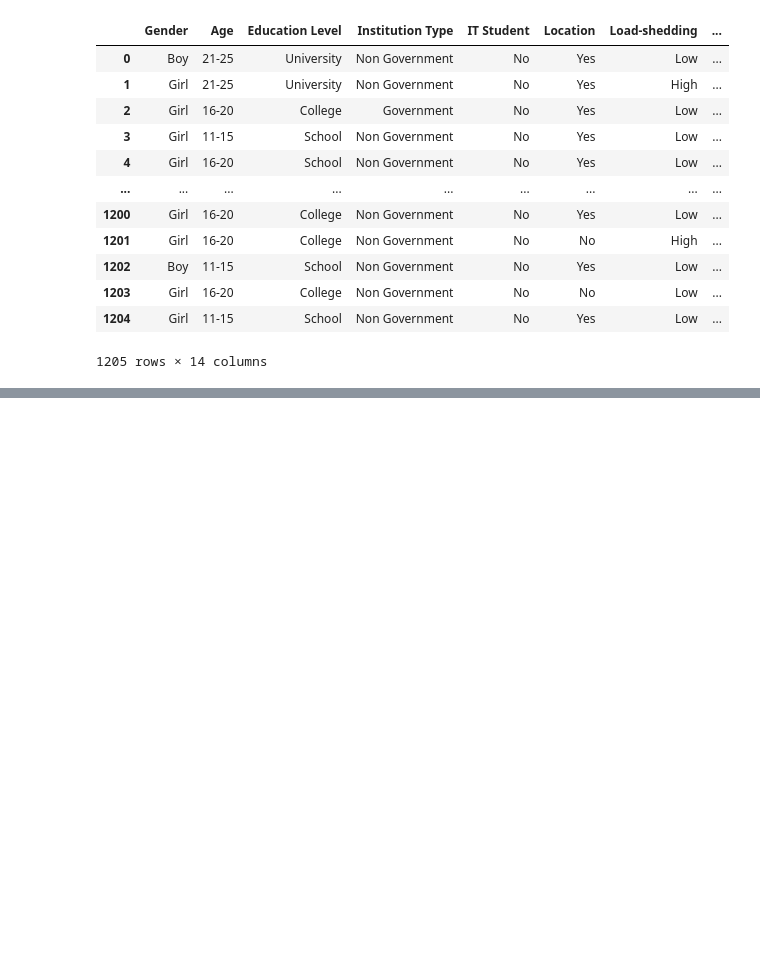
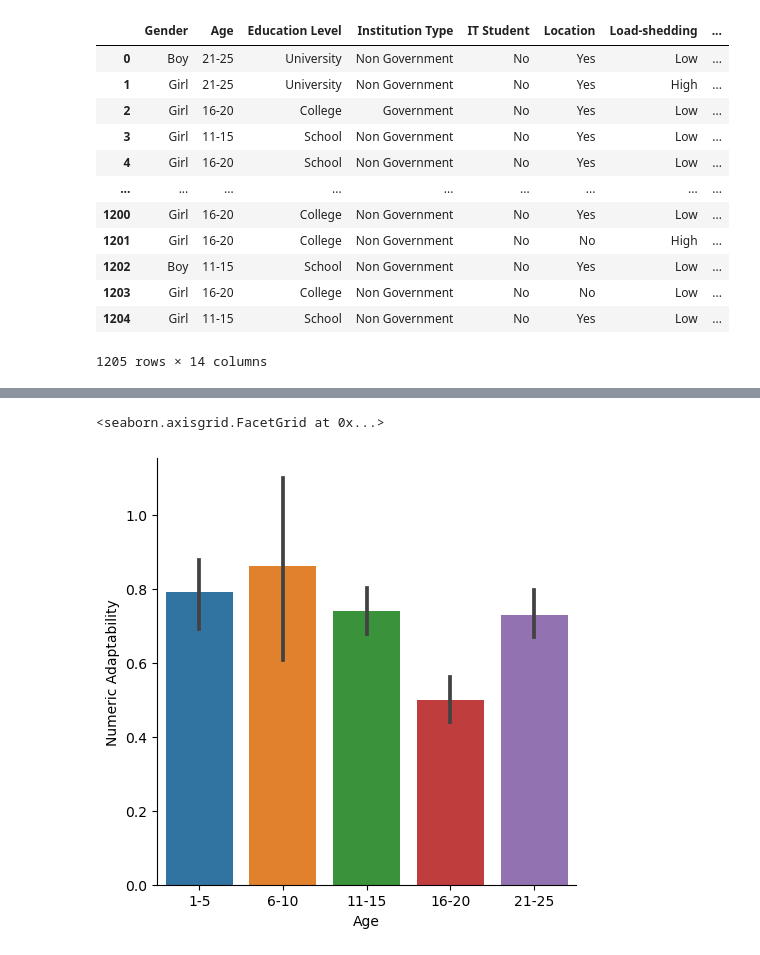
Before and after one commit to ubco-W2022T2-data301/project-group-group37, a Jupyter notebook: analysis/analysis2.ipynb, the cells around one changed output, grey strips where cells are left out. Saved outputs shown, nothing was run; the diff lists cells and outputs as text; code cells hidden in the pictures; blank space fills up the shorter version.

```diff
--- a/analysis/analysis2.ipynb
+++ b/analysis/analysis2.ipynb
@@ -41,0 +65,6 @@ df
+# %%
+#Creating new column with adaptivity levels as numeric values
+numeric_var = {"Numeric Adaptability":{"Low":0, "Moderate":1, "High":2}}
+df["Numeric Adaptability"] = df["Adaptivity Level"]
+df = df.replace(numeric_var)
+df
@@ -41,0 +85,5 @@ df
+# %%
+sns.catplot(data = df, kind = "bar", x = "Age", y = "Numeric Adaptability", order = age_order)
+# %% [output]
+<seaborn.axisgrid.FacetGrid at 0x...>
+[figure, added]
```
Also changed, not shown: parts of 11 cells of this notebook, 1 other file.
